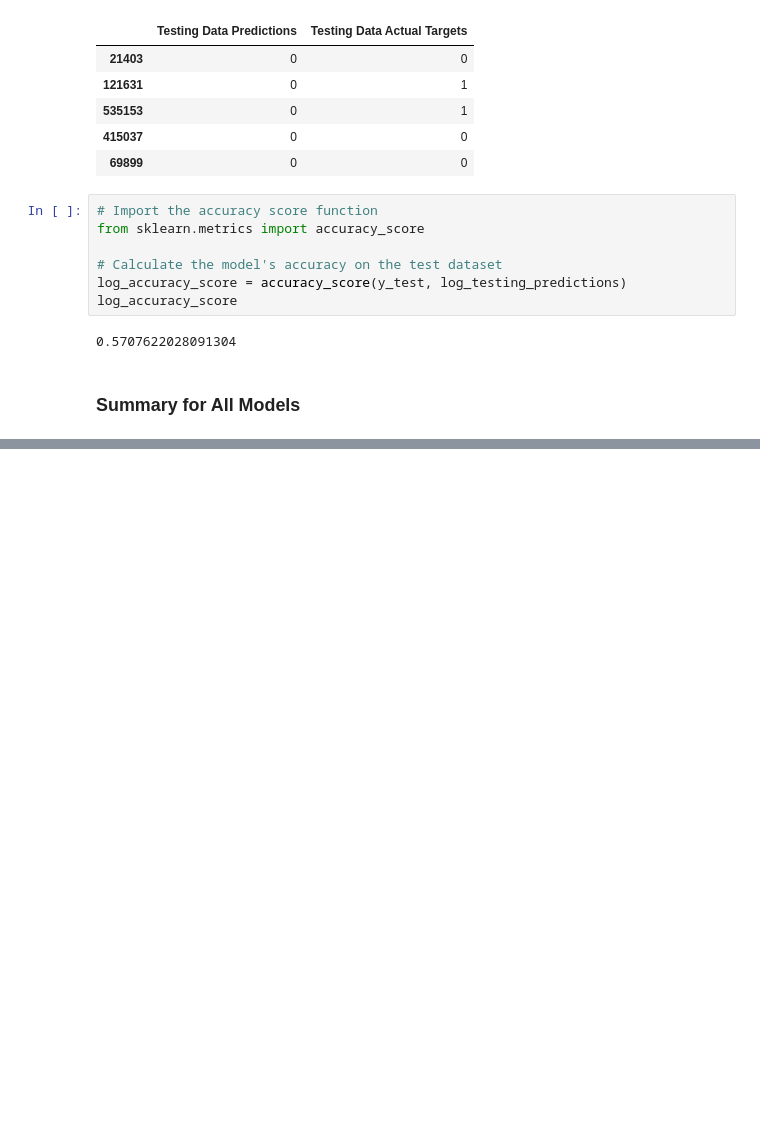
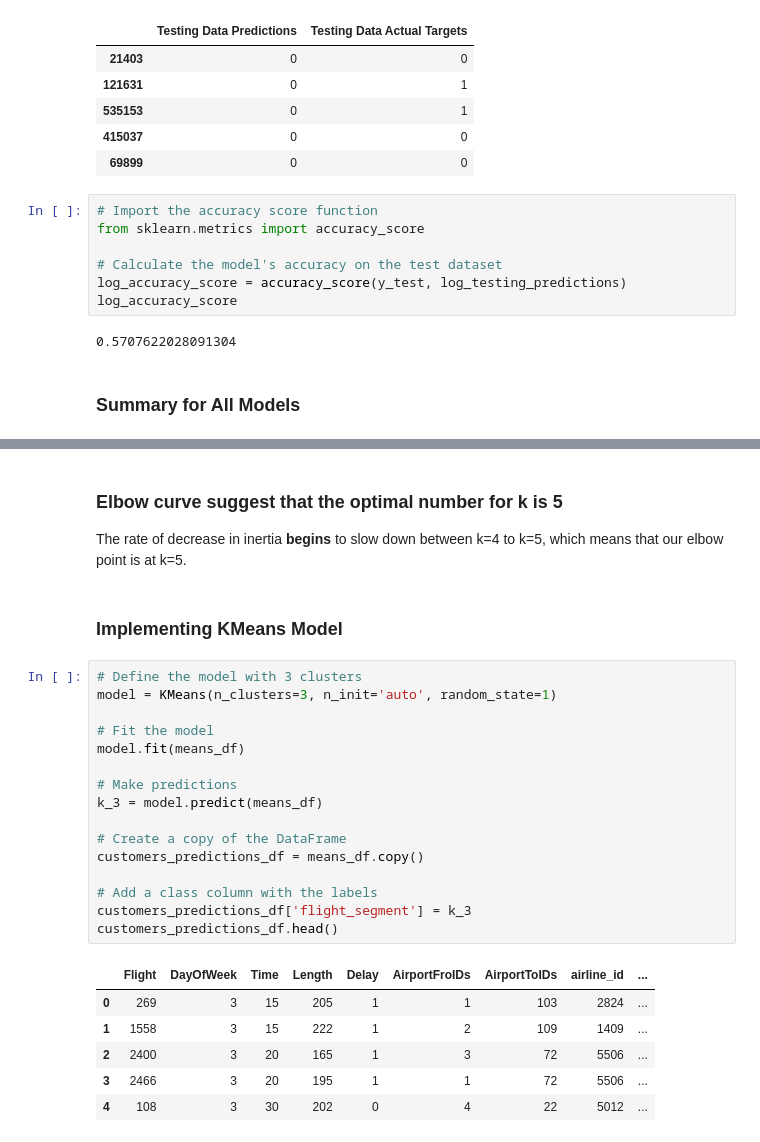
Before and after one commit to stacjstaton/ai-project2-flight-delay-predictions, a Jupyter notebook: jenn_models.ipynb, the cells around one changed output, grey strips where cells are left out. Saved outputs shown, nothing was run; the diff lists cells and outputs as text; blank space fills up the shorter version.

```diff
--- a/jenn_models.ipynb
+++ b/jenn_models.ipynb
@@ -354,0 +433,28 @@ LogisticRegression accuracy score: 0.5707622028091304
+# %% [markdown]
+### Elbow curve suggest that the optimal number for k is 5
+The rate of decrease in inertia **begins** to slow down between k=4 to k=5, which means that our elbow point is at k=5.
+# %% [markdown]
+### Implementing KMeans Model
+# %%
+# Define the model with 3 clusters
+model = KMeans(n_clusters=3, n_init='auto', random_state=1)
+
+# Fit the model
+model.fit(means_df)
+
+# Make predictions
+k_3 = model.predict(means_df)
+
+# Create a copy of the DataFrame
+customers_predictions_df = means_df.copy()
+
+# Add a class column with the labels
+customers_predictions_df['flight_segment'] = k_3
+customers_predictions_df.head()
+# %% [output]
+|  | Flight | DayOfWeek | Time | Length | Delay | AirportFroIDs | AirportToIDs | airline_id | ... |
+| 0 | 269 | 3 | 15 | 205 | 1 | 1 | 103 | 2824 | ... |
+| 1 | 1558 | 3 | 15 | 222 | 1 | 2 | 109 | 1409 | ... |
+| 2 | 2400 | 3 | 20 | 165 | 1 | 3 | 72 | 5506 | ... |
+| 3 | 2466 | 3 | 20 | 195 | 1 | 1 | 72 | 5506 | ... |
+| 4 | 108 | 3 | 30 | 202 | 0 | 4 | 22 | 5012 | ... |
```
Also changed, not shown: parts of 12 cells of this notebook, 2 other files.
